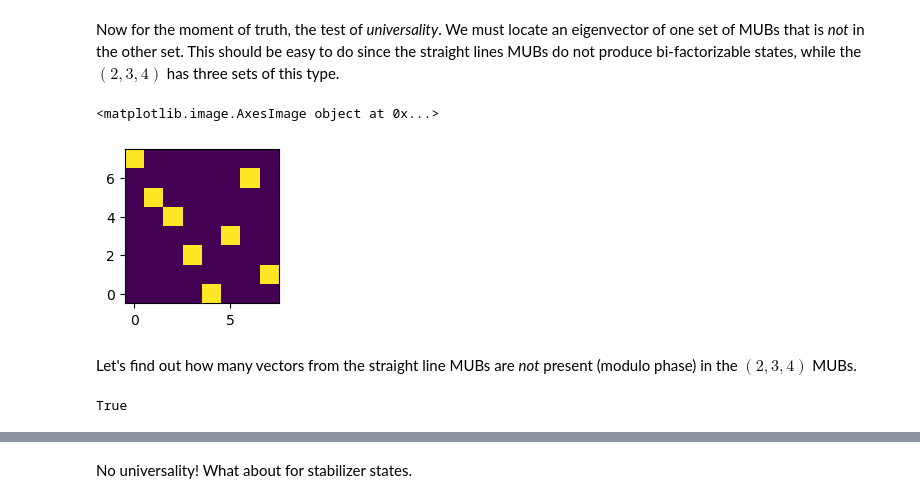
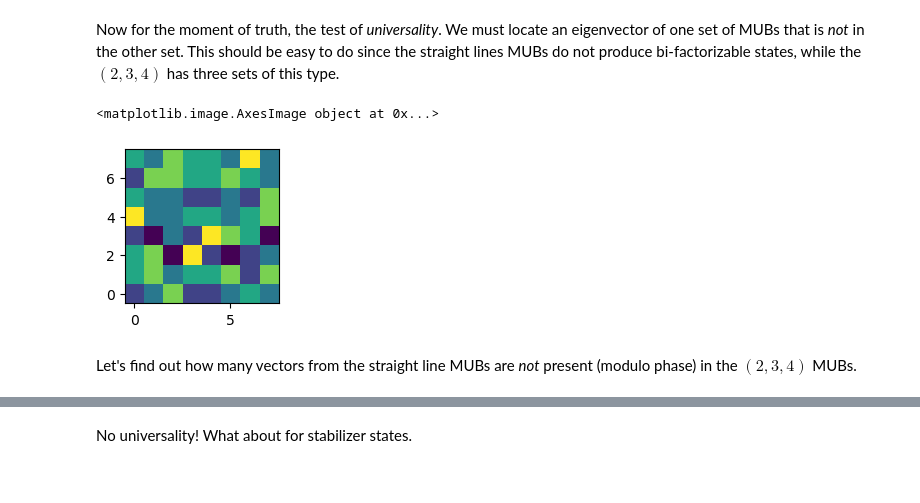
Before and after one commit to ernestocr/wigner, a Jupyter notebook: prog/paper/Sainz.ipynb, the cells around one changed output, grey strips where cells are left out. Saved outputs shown, nothing was run; the diff lists cells and outputs as text; code cells hidden in the pictures.

```diff
--- a/prog/paper/Sainz.ipynb
+++ b/prog/paper/Sainz.ipynb
@@ -442,16 +468,16 @@ $$
 I can't see a simple way of parametrizing these curves with one parameter, and so the parameter $\mu$ will simply pick out a curve given some order.
 # %%
 # (2,3,4)
-# curves = [
-#     lambda a: 0,
-#     lambda a: x^6 * a + x^3 * a^2 + x^5 * a^4,
-#     lambda a: x^2 * a + x^5 * a^2 + x^6 * a^4,
-#     lambda a: x^4 * a + x^3 * a^2 + x^5 * a^4,
-#     lambda a: x^3 * a,
-#     lambda a: x^5 * a + x^5 * a^2 + x^6 * a^4,
-#     lambda a: x * a + x^2 * a^2 + x * a^4,
-#     lambda a: a + x^2 * a^2 + x * a^4
-# ]
+curves = [
+    lambda a: 0,
+    lambda a: x^6 * a + x^3 * a^2 + x^5 * a^4,
+    lambda a: x^2 * a + x^5 * a^2 + x^6 * a^4,
+    lambda a: x^4 * a + x^3 * a^2 + x^5 * a^4,
+    lambda a: x^3 * a,
+    lambda a: x^5 * a + x^5 * a^2 + x^6 * a^4,
+    lambda a: x * a + x^2 * a^2 + x * a^4,
+    lambda a: a + x^2 * a^2 + x * a^4
+]
 
 # We have to lift the curves to the Teichmüller set,
 # thankfully ^x = w
@@ -466,25 +492,17 @@ curves_T = [
     lambda a: a + w^2 * a^2 + w * a^4
 ]
 
-def phi2(tau, nu):
-    # a, b = Dumb2adic(tau * nu)
-    # return (I)^(int(RingTrace(a, b)))
-    return I^(int((tau * nu).trace()))
-
-def D2(a, b):
-    return phi2(TeichLift(a), TeichLift(b)) * Z(a) * X(b)
-
 # \mu is the function parameter and x is the generator.
 # The lifting operator ^ : F -> T is a multiplicative group
 # homomorphism so ^(x * k) = ^x * ^k.
 # Addition must be done inside T.
-def V2(mu):
+def V3(mu):
     s = zero_matrix(SR, 2^N, 2^N)
     curve = curves_T[toInt(mu)]
     # curve = lambda k: TeichLift(mu * k) + TeichLift(x * k^2) + TeichLift(x * k^4) # 162
     # curve = lambda k: TeichLift(mu * k) # straight lines
     for i, k in enumerate(F):
         a = TeichLift(k)
-        s += phi2(a, curve(a)) * Proj(vector(FF[:,i]))
+        s += phi2(a, curve(a)) * Proj(FF[:,i])
     return s
 # %%
@@ -526,13 +544,13 @@ curves = [
     lambda a: a + x^2 * a^2 + x * a^4
 ]
 
-def Wootters2(a, b):
-    op = Proj(vector(FF[:, toInt(a)]))
+def Wootters3(a, b):
+    op = Proj(FF[:, toInt(a)])
     for xi in F:
         for nu in F:
-            d = int(b == curves[toInt(xi)](a) + nu)
-            v = mubs[toInt(xi)+1][:, toInt(nu)]
-            op += d * Proj(vector(v))
+            d = int(b == (curves[toInt(xi)](a) + nu))
+            v = mubs234[toInt(xi)+1][:, toInt(nu)]
+            op += d * Proj(v)
     return op - Id
 # %%
 # The Wootters kernel is normalized
@@ -587,10 +607,10 @@ plt.imshow(W.transpose(), origin='lower')
 Now for the moment of truth, the test of *universality*. We must locate an eigenvector of one set of MUBs that is *not* in the other set. This should be easy to do since the straight lines MUBs do not produce bi-factorizable states, while the $(2,3,4)$ has three sets of this type.
 # %%
 # recall that V is the straight line rotation operator
-W = WignerMatrix(Proj(vector(V(x+1)[:,7])), kernel=Wootters2).apply_map(lambda t: float(t))
+W = WignerMatrix(Proj(V(x^3)[:,3]), kernel=Wootters3).apply_map(lambda t: float(t))
 plt.imshow(W.transpose(), origin='lower')
 # %% [output]
 <matplotlib.image.AxesImage object at 0x...>
-[figure, old version]
+[figure, new version]
 # %% [markdown]
 Let's find out how many vectors from the straight line MUBs are *not* present (modulo phase) in the $(2,3,4)$ MUBs.
@@ -600,8 +617,3 @@ mubs234 = [FF] + [V2(k) for k in F]
-# %%
-checkMUBs(mubs306)
-checkMUBs(mubs234)
-# %% [output]
-True
 # %%
 for i, b in enumerate(mubs306):
     if b in mubs234:
```
Also changed, not shown: parts of 61 cells of this notebook, 24 other files.
